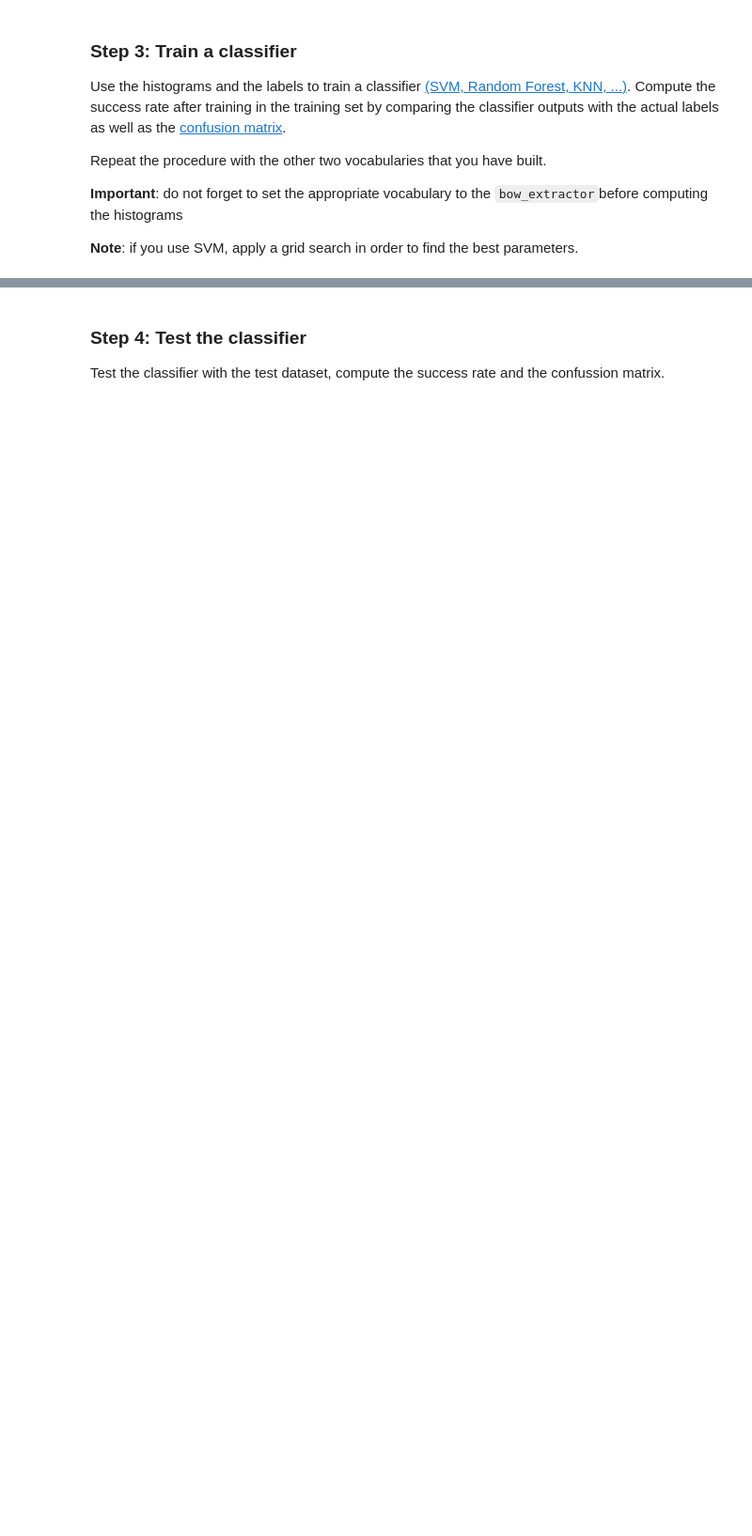
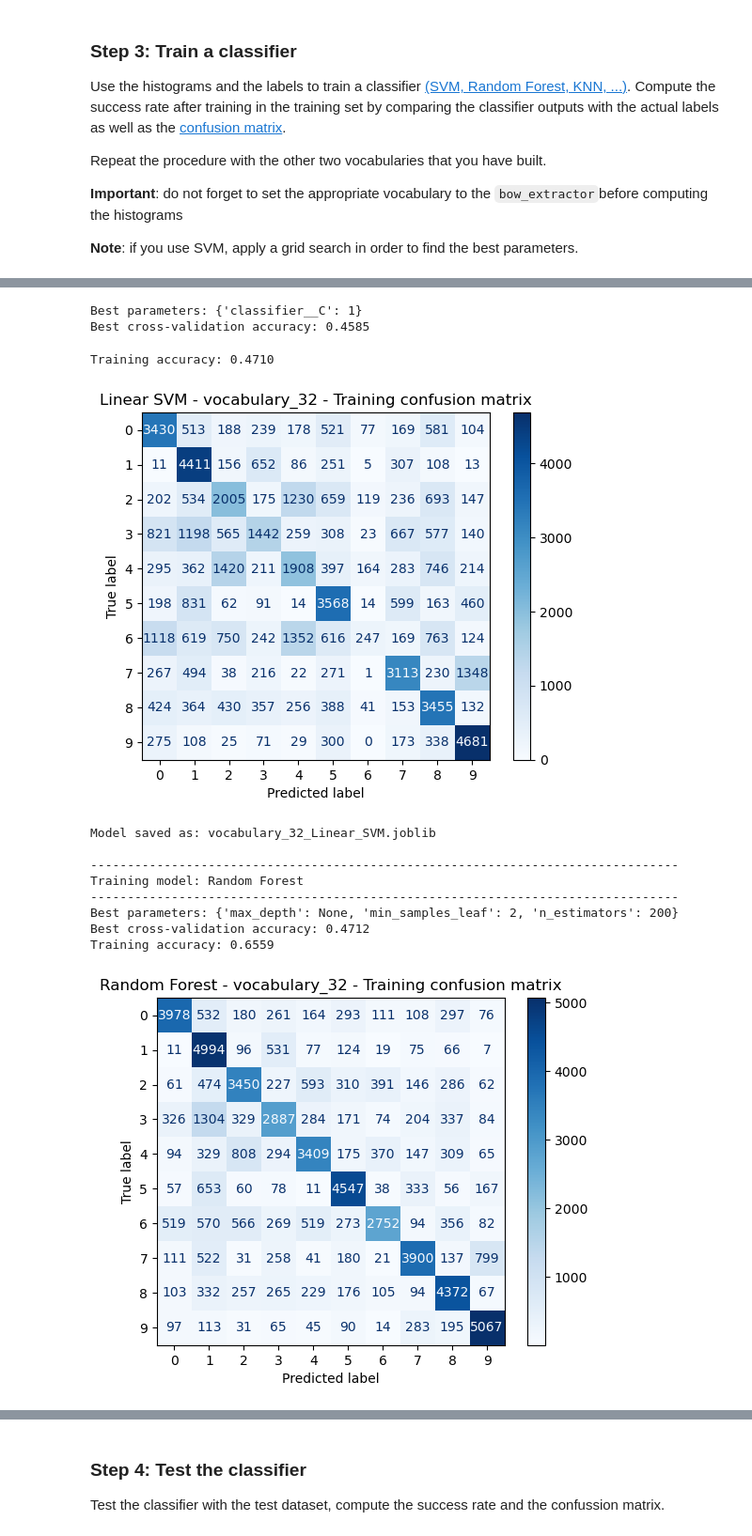
Before and after one commit to hugogs7/CV-II, a Jupyter notebook: 1a - Image classification.ipynb, the cells around one changed output, grey strips where cells are left out. Shown at 94% size. Cells and saved outputs as stored; diff of their text form; code cells hidden in the pictures; blank space fills up the shorter version.

```diff
--- a/1a - Image classification.ipynb
+++ b/1a - Image classification.ipynb
@@ -119,4 +162,9 @@ def get_vocabulary(voc_size, images, labels, detector, output_filename):
 # %% [markdown]
 #### Exercise
 Compute and save vocabularies of three suitable sizes
+# %%
+# Define three suitable vocabulary sizes
+voc_size_1 = 32
+voc_size_2 = 64
+voc_size_3 = 128
 # %%
@@ -163,0 +235,24 @@ def get_histograms(bow_extractor, images, vocabulary_size):
+# %%
+def get_histograms(bow_extractor, images, vocabulary_size):
+    histograms = []
+
+    for image in images:
+        # Detect keypoints in the image
+        keypoints = detector.detect(image)
+
+        # Compute the Bag of Words histogram
+        histogram = bow_extractor.compute(image, keypoints)
+
+        # If no histogram is obtained, replace it with a zero vector
+        if histogram is None:
+            histogram = np.zeros(vocabulary_size, dtype=np.float32)
+        else:
+            # bow_extractor.compute returns a shape like (1, vocabulary_size)
+            # convert it to shape (vocabulary_size,)
+            histogram = histogram.flatten()
+
+        histograms.append(histogram)
+
+    histograms = np.array(histograms)
+
+    return histograms
@@ -173,5 +474,11 @@ Repeat the procedure with the other two vocabularies that you have built.
 # %%
-# vocabulary size 1
-### Write your code here
-
-# bow_extractor.setVocabulary(my_voc_1)
+# Train and evaluate models using vocabulary size 1
+results_voc_1, models_voc_1, train_histograms_voc_1 = train_and_evaluate_models_for_vocabulary(
+    vocabulary=vocabulary_1,
+    vocabulary_size=voc_size_1,
+    vocabulary_name="vocabulary_32",
+    bow_extractor=bow_extractor,
+    train_images=train_images,
+    train_labels=train_labels
+)
+# %% [output]
@@ -177,0 +496,13 @@ Repeat the procedure with the other two vocabularies that you have built.
+Best parameters: {'classifier__C': 1}
+Best cross-validation accuracy: 0.4585
+Training accuracy: 0.4710
+[figure, added]
+Model saved as: vocabulary_32_Linear_SVM.joblib
+
+--------------------------------------------------------------------------------
+Training model: Random Forest
+--------------------------------------------------------------------------------
+Best parameters: {'max_depth': None, 'min_samples_leaf': 2, 'n_estimators': 200}
+Best cross-validation accuracy: 0.4712
+Training accuracy: 0.6559
+[figure, added]
```
Also changed, not shown: parts of 27 cells of this notebook.
